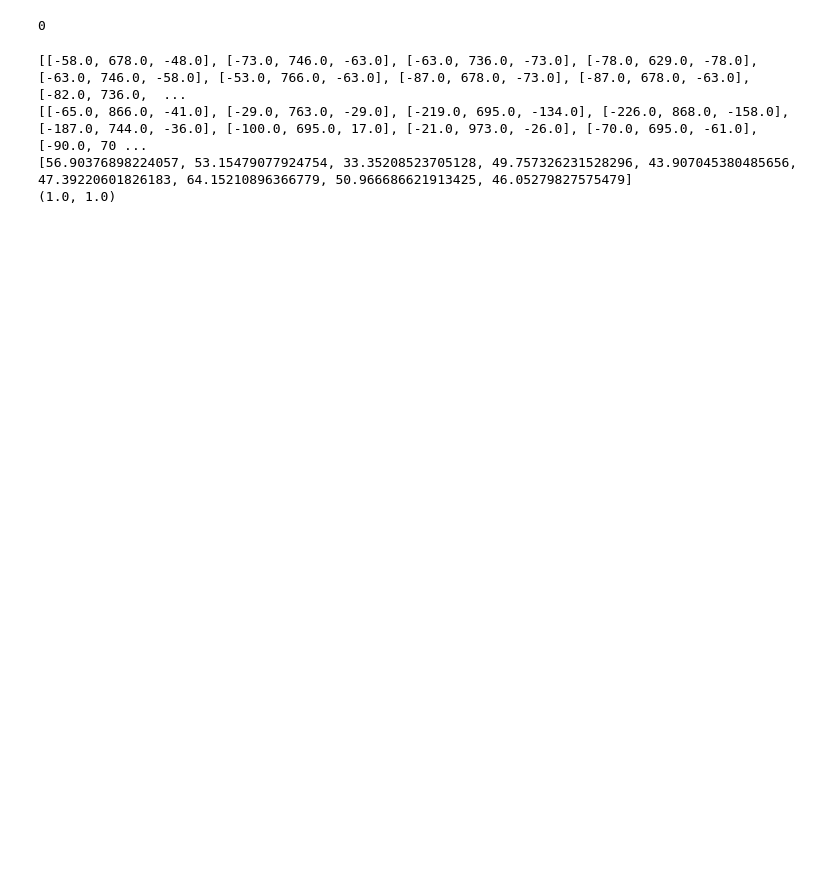
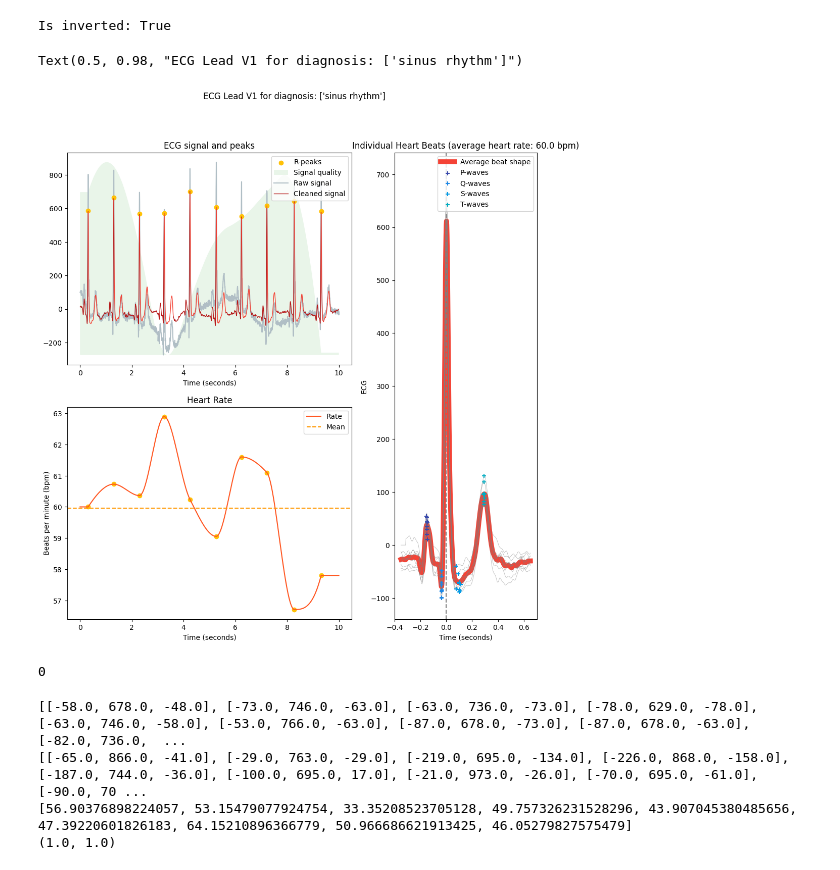
Before and after one commit to ispmor/multibranch-architecture, a Jupyter notebook: notebooks/signal_analysis_for_domain_knowledge.ipynb, the cells around one changed output. Cells and saved outputs as stored; diff of their text form; code cells hidden in the pictures; blank space fills up the shorter version.

```diff
--- a/notebooks/signal_analysis_for_domain_knowledge.ipynb
+++ b/notebooks/signal_analysis_for_domain_knowledge.ipynb
@@ -76,3 +114,19 @@ bpm
+# %%
+ecg, inverted = nk.ecg_invert(recording_good[6], sampling_rate=500)
+print(f"Is inverted: {inverted}")
+signals_V6, info_V6 = nk.ecg_process(ecg, sampling_rate=500)
+
+# Visualise the processing
+
+#This plot is good but R peaks are totally wrong (they should be at the lowest peak).
+nk.ecg_plot(signals_V6, info_V6)
+fig = plt.gcf()
+fig.set_size_inches(12, 12, forward=True)
+fig.suptitle(f"ECG Lead V1 for diagnosis: {current_abbreviations}")
+# %% [output]
+Is inverted: True
+Text(0.5, 0.98, "ECG Lead V1 for diagnosis: ['sinus rhythm']")
+[figure, added]
 # %%
 def leading_rythm(bpm):
     if(bpm < 50):
```
Also changed, not shown: parts of 18 cells of this notebook.
